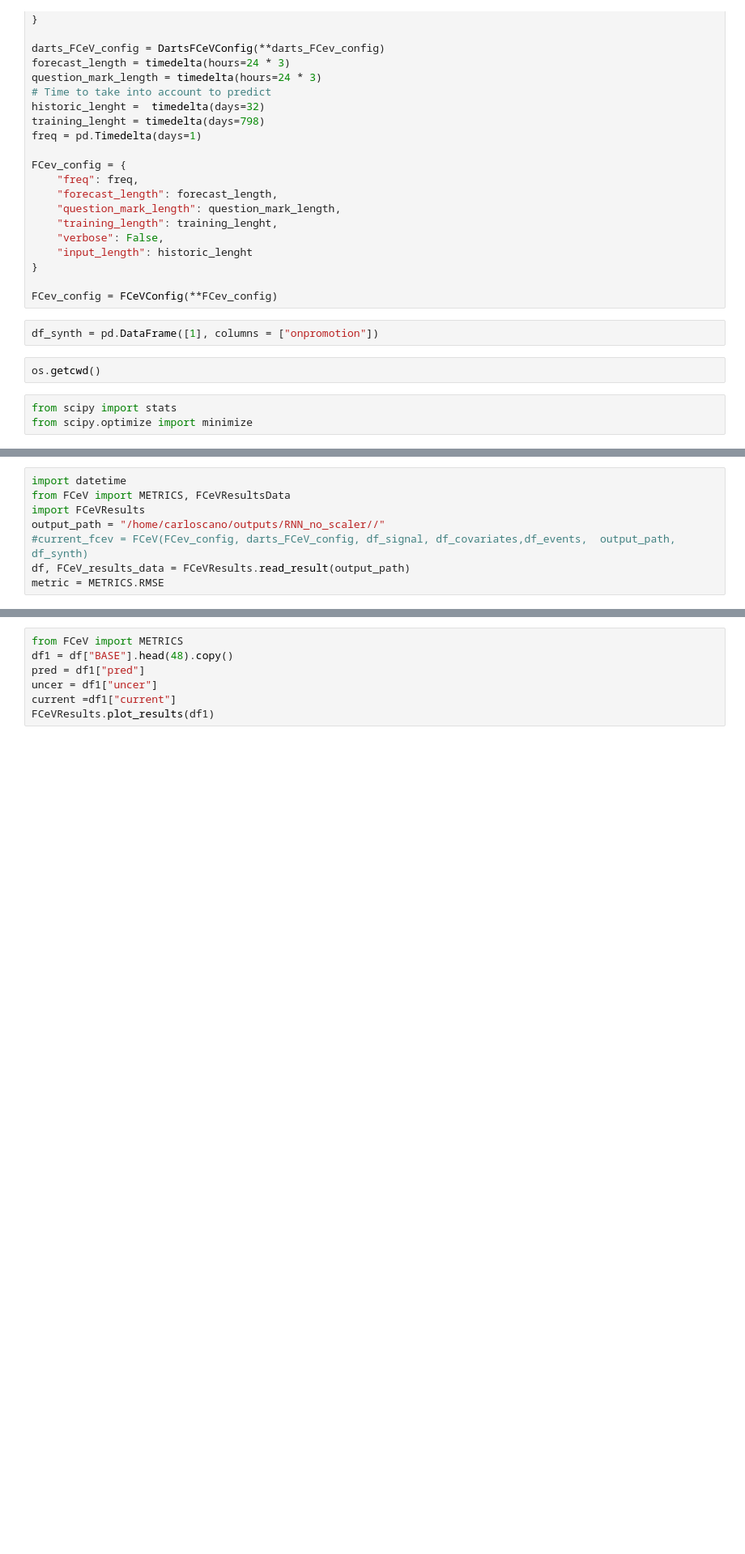
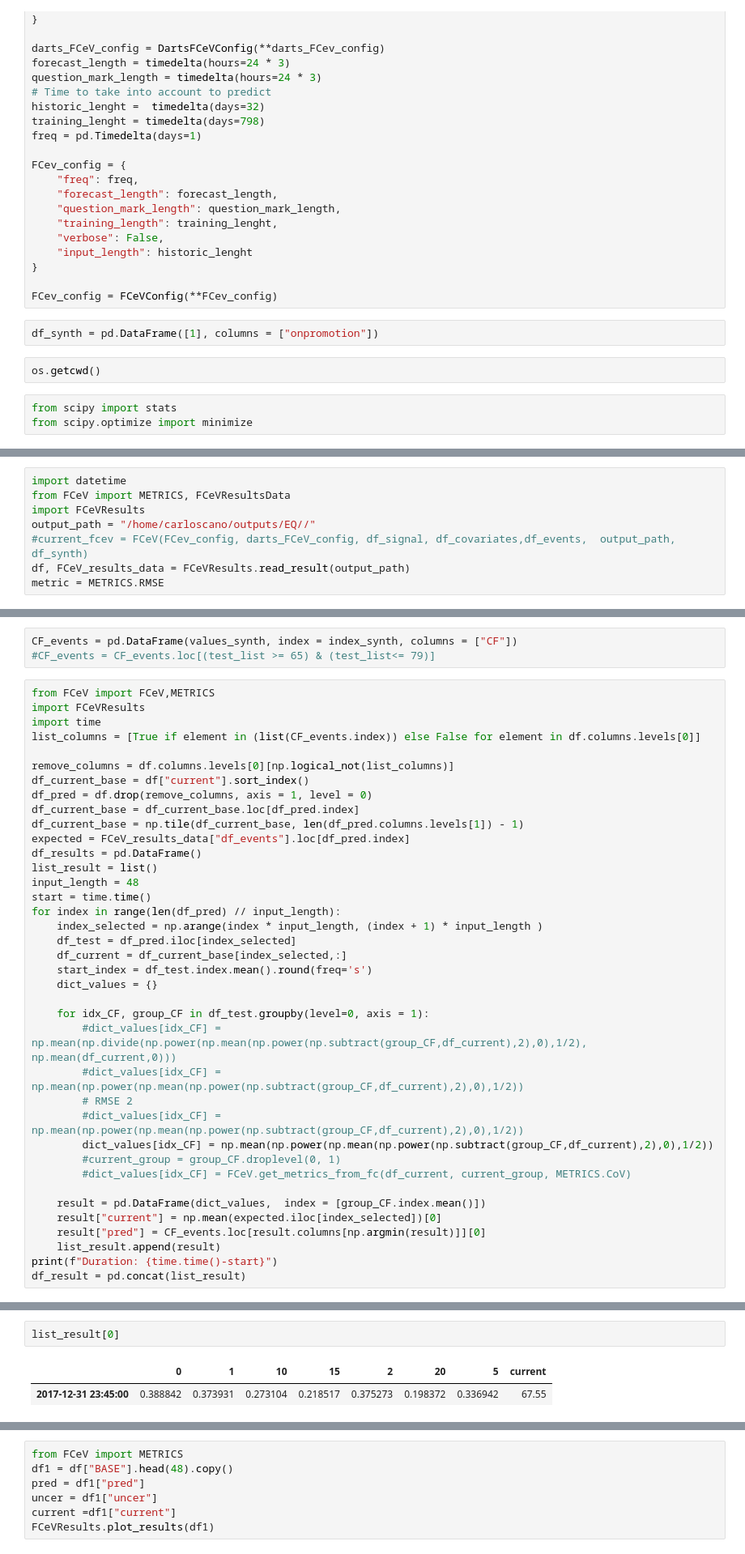
Before and after one commit to carloscanodomingo/NeuralProphetEQ, a Jupyter notebook: notebooks/testing_FCeVDarts.ipynb, the cells around one changed output, grey strips where cells are left out. Shown at 81% size. Saved outputs shown, nothing was run; the diff lists cells and outputs as text; blank space fills up the shorter version.

Commit message:
Fix EQ and Probabilistic metrics:

```diff
--- a/notebooks/testing_FCeVDarts.ipynb
+++ b/notebooks/testing_FCeVDarts.ipynb
@@ -637,7 +546,7 @@ from scipy.optimize import minimize
 import datetime
 from FCeV import METRICS, FCeVResultsData
 import FCeVResults
-output_path = "/home/carloscano/outputs/RNN_no_scaler//"
+output_path = "/home/carloscano/outputs/EQ//"
 #current_fcev = FCeV(FCev_config, darts_FCeV_config, df_signal, df_covariates,df_events,  output_path, df_synth)
 df, FCeV_results_data = FCeVResults.read_result(output_path)
 metric = METRICS.RMSE
@@ -643,0 +571,41 @@ metric = METRICS.RMSE
+# %%
+CF_events = pd.DataFrame(values_synth, index = index_synth, columns = ["CF"])
+#CF_events = CF_events.loc[(test_list >= 65) & (test_list<= 79)]
+# %%
+from FCeV import FCeV,METRICS
+import FCeVResults
+import time
+list_columns = [True if element in (list(CF_events.index)) else False for element in df.columns.levels[0]]
+
+remove_columns = df.columns.levels[0][np.logical_not(list_columns)]
+df_current_base = df["current"].sort_index()
+df_pred = df.drop(remove_columns, axis = 1, level = 0)
+df_current_base = df_current_base.loc[df_pred.index]
+df_current_base = np.tile(df_current_base, len(df_pred.columns.levels[1]) - 1)
+expected = FCeV_results_data["df_events"].loc[df_pred.index]
+df_results = pd.DataFrame()
+list_result = list()
+input_length = 48
+start = time.time()
+for index in range(len(df_pred) // input_length):
+    index_selected = np.arange(index * input_length, (index + 1) * input_length )
+    df_test = df_pred.iloc[index_selected]
+    df_current = df_current_base[index_selected,:]
+    start_index = df_test.index.mean().round(freq='s')
+    dict_values = {}
+
+    for idx_CF, group_CF in df_test.groupby(level=0, axis = 1):
+        #dict_values[idx_CF] = np.mean(np.divide(np.power(np.mean(np.power(np.subtract(group_CF,df_current),2),0),1/2), np.mean(df_current,0)))
+        #dict_values[idx_CF] = np.mean(np.power(np.mean(np.power(np.subtract(group_CF,df_current),2),0),1/2))
+        # RMSE 2
+        #dict_values[idx_CF] = np.mean(np.power(np.mean(np.power(np.subtract(group_CF,df_current),2),0),1/2))
+        dict_values[idx_CF] = np.mean(np.power(np.mean(np.power(np.subtract(group_CF,df_current),2),0),1/2))
+        #current_group = group_CF.droplevel(0, 1)
+        #dict_values[idx_CF] = FCeV.get_metrics_from_fc(df_current, current_group, METRICS.CoV)
+
+    result = pd.DataFrame(dict_values,  index = [group_CF.index.mean()])
+    result["current"] = np.mean(expected.iloc[index_selected])[0]
+    result["pred"] = CF_events.loc[result.columns[np.argmin(result)]][0]
+    list_result.append(result)
+print(f"Duration: {time.time()-start}")
+df_result = pd.concat(list_result)
@@ -643,0 +639,5 @@ metric = METRICS.RMSE
+# %%
+list_result[0]
+# %% [output]
+|  | 0 | 1 | 10 | 15 | 2 | 20 | 5 | current |
+| 2017-12-31 23:45:00 | 0.388842 | 0.373931 | 0.273104 | 0.218517 | 0.375273 | 0.198372 | 0.336942 | 67.55 |
```
Also changed, not shown: parts of 27 cells of this notebook, 3 other files.
